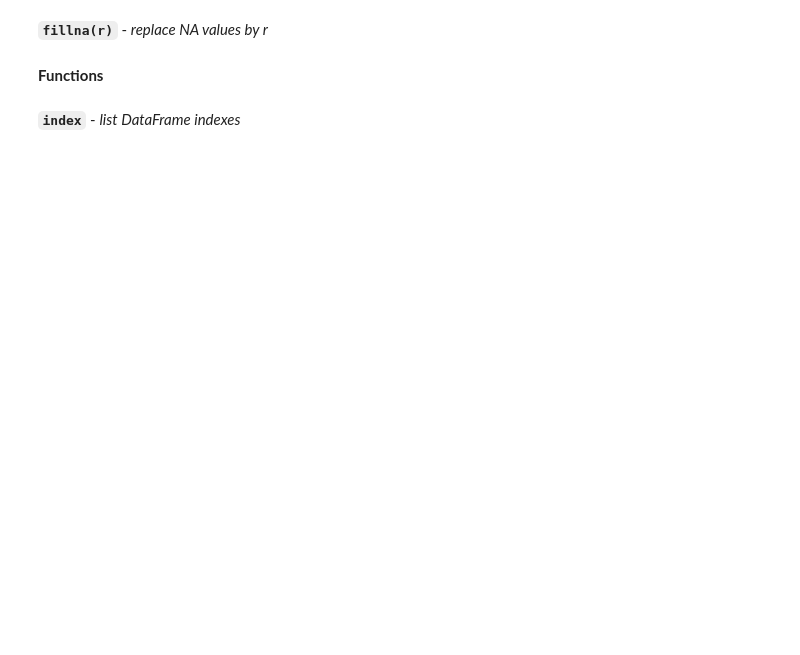
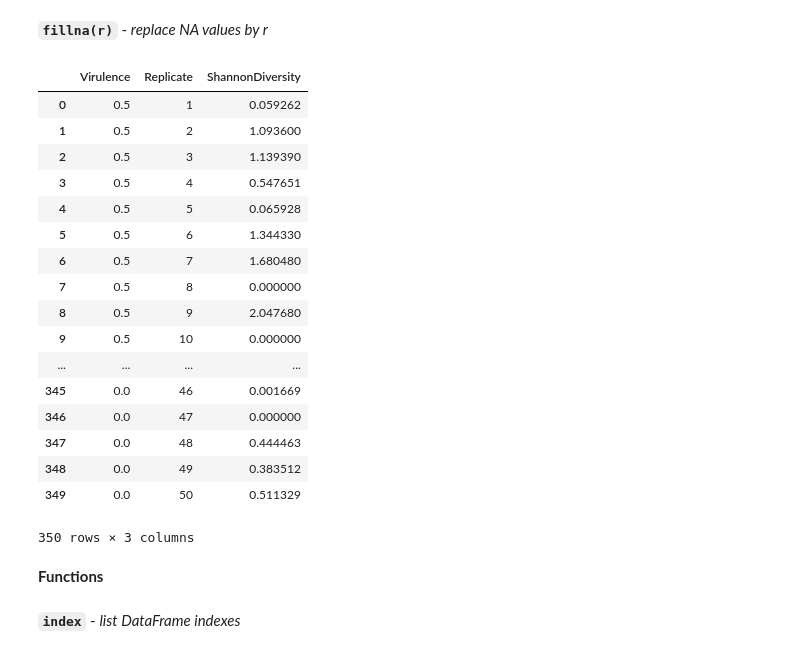
Before and after one commit to karthikhr024/python_classes, a Jupyter notebook: 4 - Statistics and Machine Learning using Python.ipynb, the cells around one changed output. Cells and saved outputs as stored; diff of their text form; code cells hidden in the pictures; blank space fills up the shorter version.

````diff
--- a/4 - Statistics and Machine Learning using Python.ipynb
+++ b/4 - Statistics and Machine Learning using Python.ipynb
@@ -435,7 +647,26 @@ experimentDF["Virulence"].dropna()
 **```fillna(r)```** - *replace NA values by r*
 # %%
 # Fill NA
-experimentDF.fillna(0.0)["Virulence"]
+experimentDF.fillna(0.0)
+# %% [output]
+|  | Virulence | Replicate | ShannonDiversity |
+| 0 | 0.5 | 1 | 0.059262 |
+| 1 | 0.5 | 2 | 1.093600 |
+| 2 | 0.5 | 3 | 1.139390 |
+| 3 | 0.5 | 4 | 0.547651 |
+| 4 | 0.5 | 5 | 0.065928 |
+| 5 | 0.5 | 6 | 1.344330 |
+| 6 | 0.5 | 7 | 1.680480 |
+| 7 | 0.5 | 8 | 0.000000 |
+| 8 | 0.5 | 9 | 2.047680 |
+| 9 | 0.5 | 10 | 0.000000 |
+| ... | ... | ... | ... |
+| 345 | 0.0 | 46 | 0.001669 |
+| 346 | 0.0 | 47 | 0.000000 |
+| 347 | 0.0 | 48 | 0.444463 |
+| 348 | 0.0 | 49 | 0.383512 |
+| 349 | 0.0 | 50 | 0.511329 |
+350 rows × 3 columns
 # %% [markdown]
 **Functions**
 # %% [markdown]
````
Also changed, not shown: parts of 56 cells of this notebook, 1 other file.
